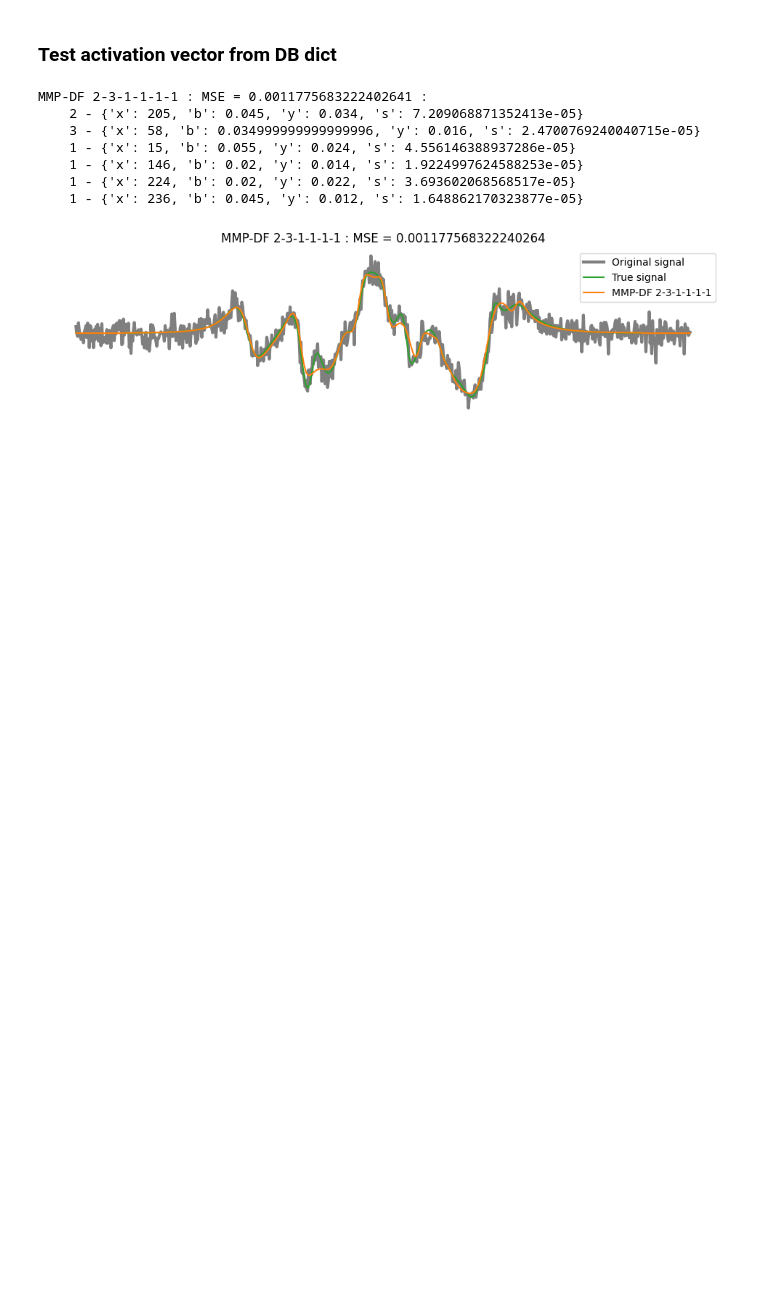
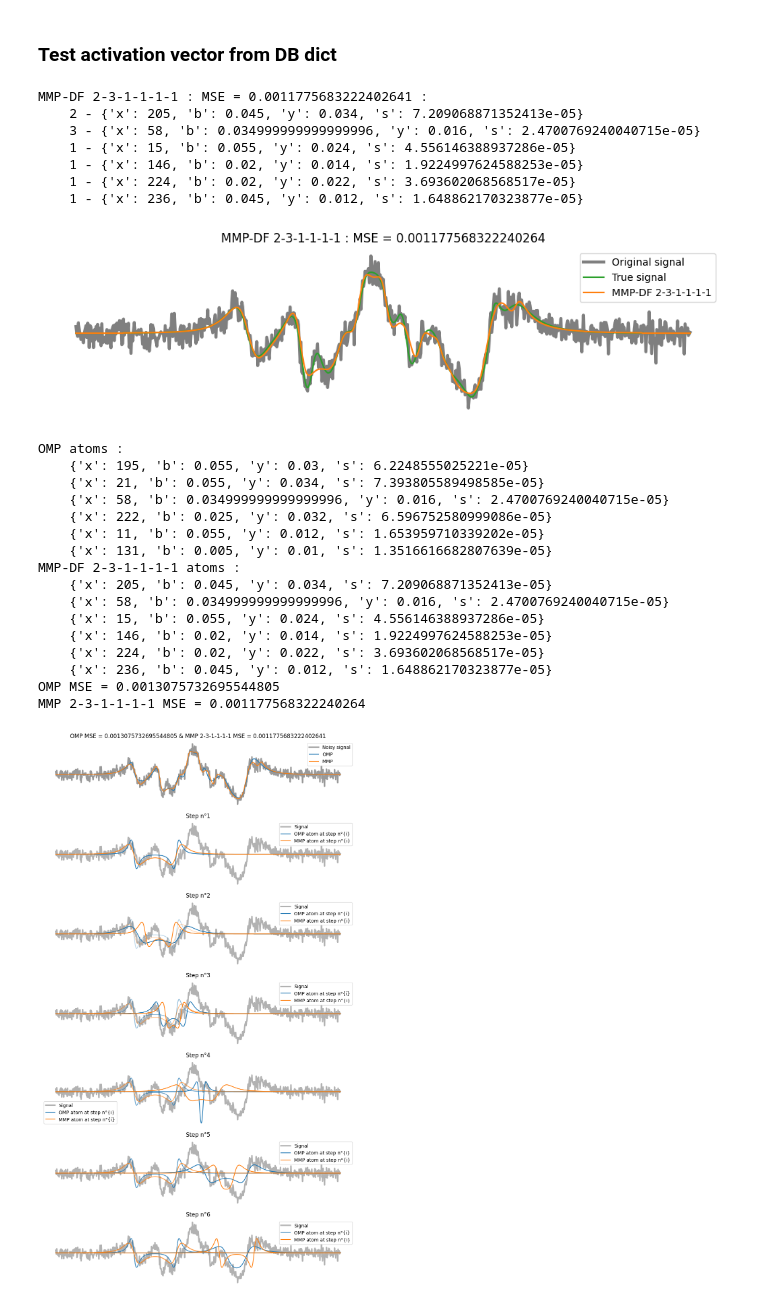
Before and after one commit to yanisgomes/csc, a Jupyter notebook: examples/icassp_prc_solution.ipynb, the cells around one changed output. Drawn from its saved outputs; the diff is of its cells as text; code cells hidden in the pictures; blank space fills up the shorter version.

```diff
--- a/examples/icassp_prc_solution.ipynb
+++ b/examples/icassp_prc_solution.ipynb
@@ -98,3 +98,23 @@ plt.axis('off')
 plt.show()
 # %% [output]
 [figure]
+# %%
+workbench.plotMMPDecomposition(path_to_mmpdf_db, id=signal_id, verbose=True)
+# %% [output]
+OMP atoms :
+    {'x': 195, 'b': 0.055, 'y': 0.03, 's': 6.2248555025221e-05}
+    {'x': 21, 'b': 0.055, 'y': 0.034, 's': 7.393805589498585e-05}
+    {'x': 58, 'b': 0.034999999999999996, 'y': 0.016, 's': 2.4700769240040715e-05}
+    {'x': 222, 'b': 0.025, 'y': 0.032, 's': 6.596752580999086e-05}
+    {'x': 11, 'b': 0.055, 'y': 0.012, 's': 1.653959710339202e-05}
+    {'x': 131, 'b': 0.005, 'y': 0.01, 's': 1.3516616682807639e-05}
+MMP-DF 2-3-1-1-1-1 atoms :
+    {'x': 205, 'b': 0.045, 'y': 0.034, 's': 7.209068871352413e-05}
+    {'x': 58, 'b': 0.034999999999999996, 'y': 0.016, 's': 2.4700769240040715e-05}
+    {'x': 15, 'b': 0.055, 'y': 0.024, 's': 4.556146388937286e-05}
+    {'x': 146, 'b': 0.02, 'y': 0.014, 's': 1.9224997624588253e-05}
+    {'x': 224, 'b': 0.02, 'y': 0.022, 's': 3.693602068568517e-05}
+    {'x': 236, 'b': 0.045, 'y': 0.012, 's': 1.648862170323877e-05}
+OMP MSE = 0.0013075732695544805
+MMP 2-3-1-1-1-1 MSE = 0.001177568322240264
+[figure, added]
```
Also changed, not shown: parts of 3 cells of this notebook, 3 other files.
